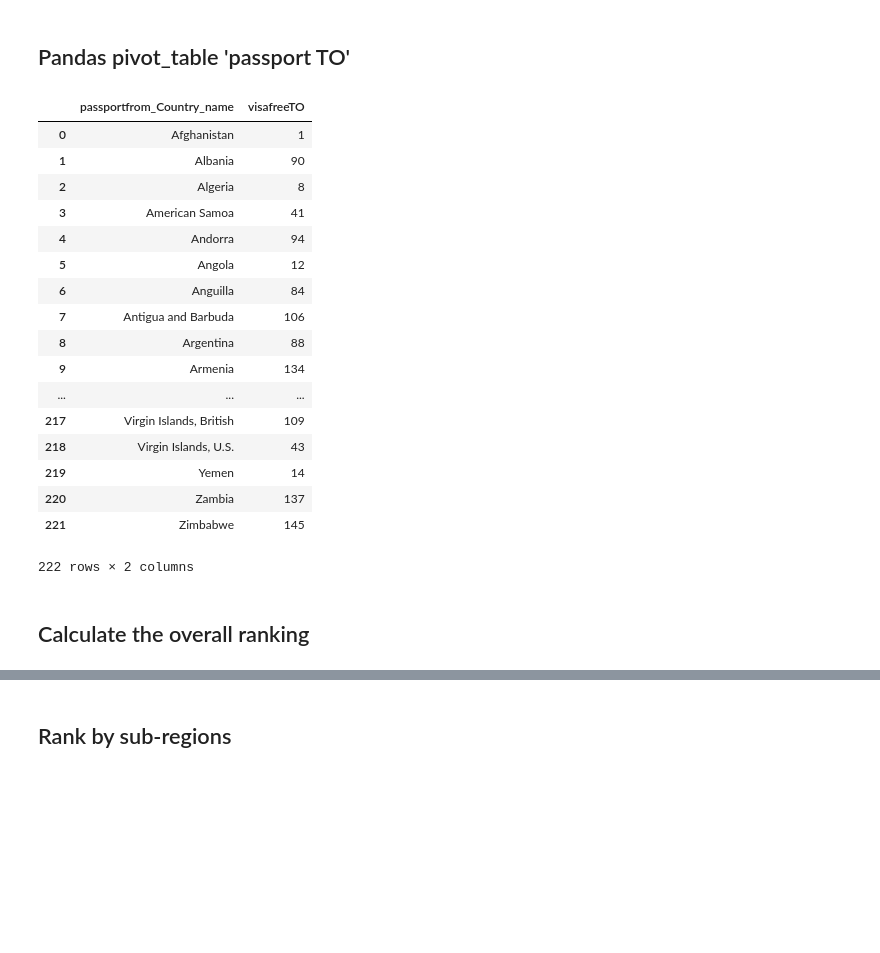
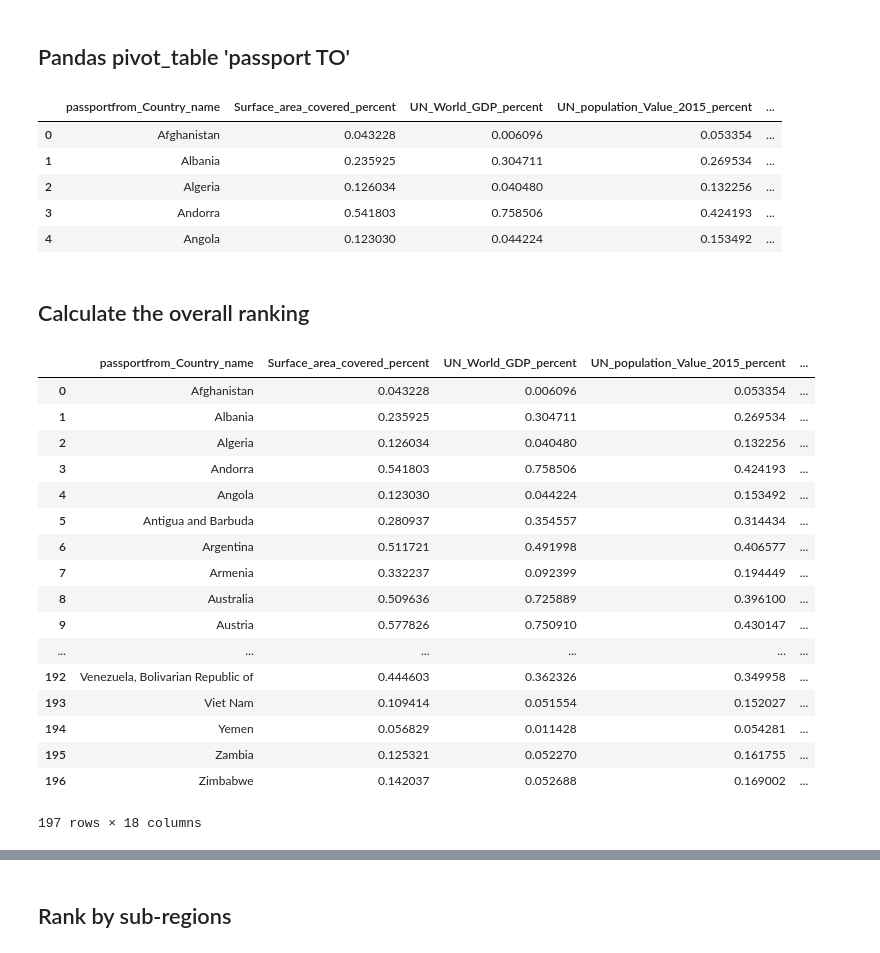
Before and after one commit to jeremielamboley/global-passport-index, a Jupyter notebook: main.ipynb, the cells around one changed output, grey strips where cells are left out. Drawn from its saved outputs; the diff is of its cells as text; code cells hidden in the pictures; blank space fills up the shorter version.

```diff
--- a/main.ipynb
+++ b/main.ipynb
@@ -358,3 +355,9 @@ df.rename(columns={'Country name': 'passportfrom_Country_name'}, inplace=True)
+# %%
+#
+df.rename(columns={'Country name': 'passportfrom_Country_name'}, inplace=True)
+df.rename(columns={'Region Name': 'passportfrom_Region_Name'}, inplace=True)
+df.rename(columns={'Sub-region Name': 'passportfrom_Sub-region_Name'}, inplace=True)
+df.rename(columns={'Developed / Developing Countries': 'passportfrom_Developed_Developing_Countries'}, inplace=True)
 # %%
 df = df.drop(['country_alpha_3code'], axis=1)
 df = df.drop(['country_numeric_code'], axis=1)
@@ -384,9 +396,9 @@ df_population_UN2.rename(columns={'country_numeric_code': 'countryto_country_num
 # %%
 df3 = pd.merge(df2, df_population_UN2, on=['countryto_country_numeric_code'], how='left')
 # %%
-#df3.rename(columns={'UN_population_Value_2015_millions': 'countryto_UN_population_Value_2015_millions'}, inplace=True)
+df3.rename(columns={'UN_population_Value_2015_millions': 'countryto_UN_population_Value_2015_millions'}, inplace=True)
 df3.rename(columns={'Population mid-year estimates (millions)': 'countryto_UN_population_Value_2015_millions'}, inplace=True)
-df3.rename(columns={'Surface area (thousand km2)': 'countryto_Surface area (thousand km2)'}, inplace=True)
+df3.rename(columns={'Surface area (thousand km2)': 'countryto_Surface_area'}, inplace=True)
 # %%
 df3.sample(5)
 # %% [output]
@@ -436,7 +448,7 @@ cols
  'unesco_total_sites',
  'unesco_total_sites_percent']
 # %%
-df4 = df4[['passportfrom_alpha_2code','passportfrom_Country_name','countryto_alpha_2code','countryto_Country_name','countryto_country_alpha_3code', 'countryto_country_numeric_code','countryto_UN_GDP_currentPrices2016','UN_World_GDP_percent', 'countryto_UN_population_Value_2015_millions','UN_population_Value_2015_percent','countryto_Surface area (thousand km2)','Surface_area_convered_percent','unesco_total_sites','unesco_total_sites_percent','visafree']]
+df4 = df4[['passportfrom_alpha_2code','passportfrom_Country_name','passportfrom_Sub-region_Name','countryto_alpha_2code','countryto_Country_name','countryto_country_alpha_3code', 'countryto_country_numeric_code','countryto_UN_GDP_currentPrices2016','UN_World_GDP_percent', 'countryto_UN_population_Value_2015_millions','UN_population_Value_2015_percent','countryto_Surface_area','Surface_area_covered_percent','unesco_total_sites','unesco_total_sites_percent','visafree']]
 # %%
 df4['passportfrom_alpha_2code'].nunique()
 # %% [output]
@@ -453,7 +465,7 @@ df4.head(5)
 # %% [markdown]
 ## Pandas pivot_table 'passport FROM'
 # %%
-df_pivot = pd.pivot_table(df4[df4.visafree == 1],index='passportfrom_Country_name',values=['countryto_UN_GDP_currentPrices2016','UN_World_GDP_percent','countryto_UN_population_Value_2015_millions','UN_population_Value_2015_percent','countryto_Surface area (thousand km2)','Surface_area_convered_percent','unesco_total_sites','unesco_total_sites_percent','visafree'], aggfunc=np.sum, margins=False,dropna=True)
+df_pivot = pd.pivot_table(df4[df4.visafree == 1],index='passportfrom_Country_name',values=['countryto_UN_GDP_currentPrices2016','UN_World_GDP_percent','countryto_UN_population_Value_2015_millions','UN_population_Value_2015_percent','countryto_Surface_area','Surface_area_covered_percent','unesco_total_sites','unesco_total_sites_percent','visafree'], aggfunc=np.sum, margins=False,dropna=True)
 df_pivot.sort_values('visafree', ascending=False)
 df_pivot.head(5)
 # %% [output]
@@ -481,25 +493,14 @@ df_pivot_flattened.sample(5)
 # %%
 df_pivot2 = pd.pivot_table(df4[df4.visafree == 1],index='countryto_Country_name',values=['visafree'], aggfunc=np.sum, margins=False,dropna=True)
 df_pivot_flattened2 = pd.DataFrame(df_pivot2.to_records())
 df_pivot_flattened2.rename(columns = {'countryto_Country_name':'passportfrom_Country_name','visafree':'visafreeTO'}, inplace=True)
-df_pivot_flattened2
+df_pivot_flattened = pd.merge(df_pivot_flattened, df_pivot_flattened2, how='left', on='passportfrom_Country_name')
+df_pivot_flattened.head()
 # %% [output]
-|  | passportfrom_Country_name | visafreeTO |
-| 0 | Afghanistan | 1 |
-| 1 | Albania | 90 |
-| 2 | Algeria | 8 |
-| 3 | American Samoa | 41 |
-| 4 | Andorra | 94 |
-| 5 | Angola | 12 |
-| 6 | Anguilla | 84 |
-| 7 | Antigua and Barbuda | 106 |
-| 8 | Argentina | 88 |
-| 9 | Armenia | 134 |
-| ... | ... | ... |
-| 217 | Virgin Islands, British | 109 |
-| 218 | Virgin Islands, U.S. | 43 |
-| 219 | Yemen | 14 |
-| 220 | Zambia | 137 |
-| 221 | Zimbabwe | 145 |
+|  | passportfrom_Country_name | Surface_area_covered_percent | UN_World_GDP_percent | UN_population_Value_2015_percent | ... |
+| 0 | Afghanistan | 0.043228 | 0.006096 | 0.053354 | ... |
+| 1 | Albania | 0.235925 | 0.304711 | 0.269534 | ... |
+| 2 | Algeria | 0.126034 | 0.040480 | 0.132256 | ... |
+| 3 | Andorra | 0.541803 | 0.758506 | 0.424193 | ... |
+| 4 | Angola | 0.123030 | 0.044224 | 0.153492 | ... |
-222 rows × 2 columns
 # %%
@@ -514,3 +515,24 @@ df_pivot_flattened['unesco_total_sites_Rank'] = df_pivot_flattened['unesco_total
 df_pivot_flattened['Overall_ranking_calculation'] = df_pivot_flattened[['visafree_countries_Rank','GDP_Rank','Surface_Rank','Population_Rank','unesco_total_sites_Rank']].sum(axis=1)
 # %%
 df_pivot_flattened['New_Overall_ranking'] = df_pivot_flattened['Overall_ranking_calculation'].rank(method='min', ascending=True).astype(int)
+# %%
+df_pivot_flattened
+# %% [output]
+|  | passportfrom_Country_name | Surface_area_covered_percent | UN_World_GDP_percent | UN_population_Value_2015_percent | ... |
+| 0 | Afghanistan | 0.043228 | 0.006096 | 0.053354 | ... |
+| 1 | Albania | 0.235925 | 0.304711 | 0.269534 | ... |
+| 2 | Algeria | 0.126034 | 0.040480 | 0.132256 | ... |
+| 3 | Andorra | 0.541803 | 0.758506 | 0.424193 | ... |
+| 4 | Angola | 0.123030 | 0.044224 | 0.153492 | ... |
+| 5 | Antigua and Barbuda | 0.280937 | 0.354557 | 0.314434 | ... |
+| 6 | Argentina | 0.511721 | 0.491998 | 0.406577 | ... |
+| 7 | Armenia | 0.332237 | 0.092399 | 0.194449 | ... |
+| 8 | Australia | 0.509636 | 0.725889 | 0.396100 | ... |
+| 9 | Austria | 0.577826 | 0.750910 | 0.430147 | ... |
+| ... | ... | ... | ... | ... | ... |
+| 192 | Venezuela, Bolivarian Republic of | 0.444603 | 0.362326 | 0.349958 | ... |
+| 193 | Viet Nam | 0.109414 | 0.051554 | 0.152027 | ... |
+| 194 | Yemen | 0.056829 | 0.011428 | 0.054281 | ... |
+| 195 | Zambia | 0.125321 | 0.052270 | 0.161755 | ... |
+| 196 | Zimbabwe | 0.142037 | 0.052688 | 0.169002 | ... |
+197 rows × 18 columns
```
Also changed, not shown: parts of 65 cells of this notebook, 1 other file.
